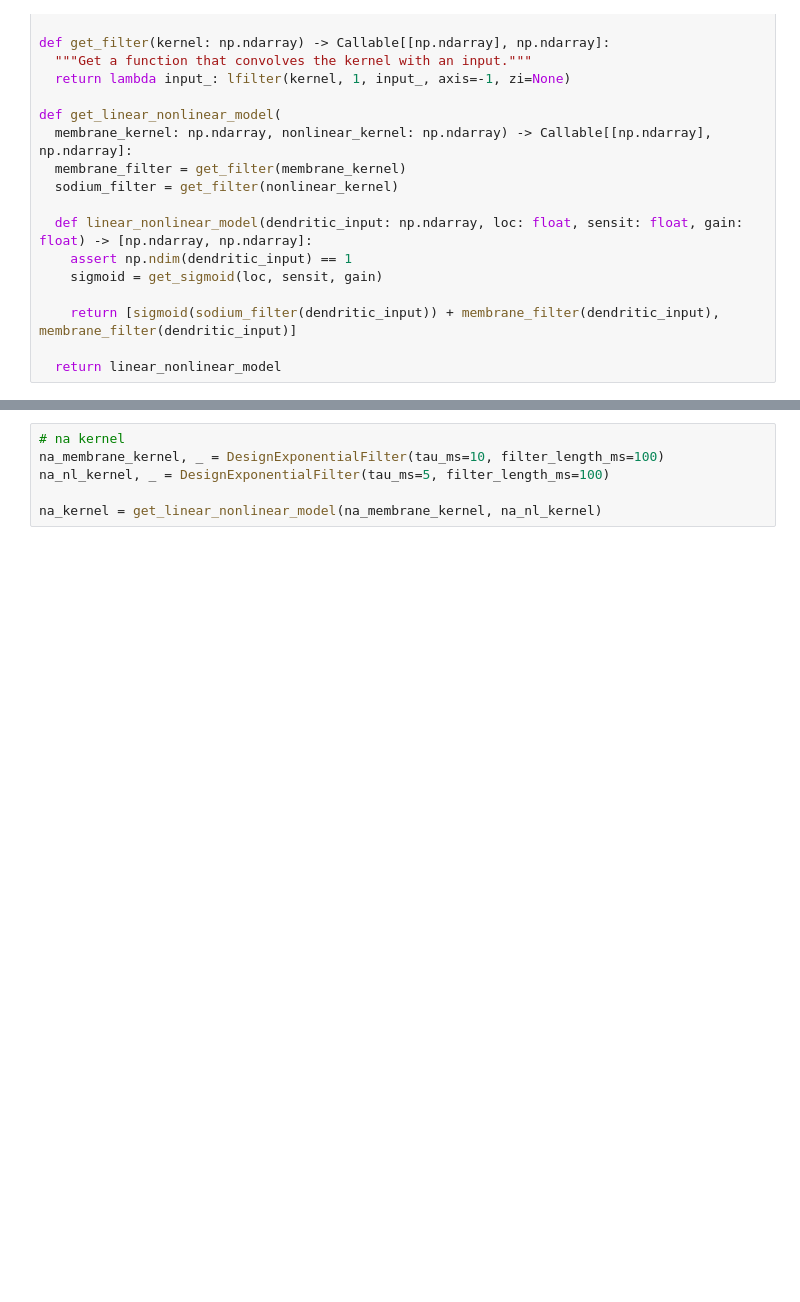
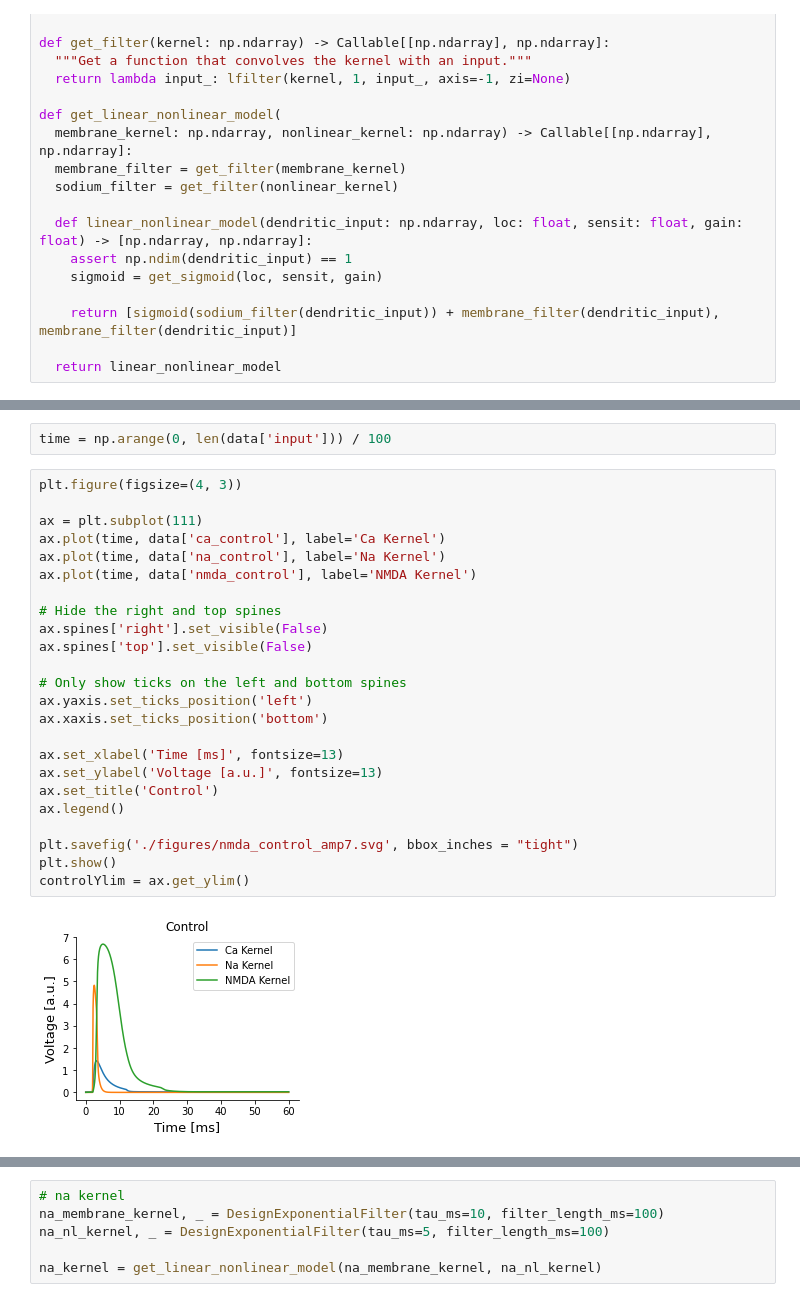
Before and after one commit to nauralcodinglab/linear-nonlinear-dendrites, a Jupyter notebook: peter-scrap-notebooks/nmda.ipynb, the cells around one changed output, grey strips where cells are left out. Cells and saved outputs as stored; diff of their text form; blank space fills up the shorter version.

```diff
--- a/peter-scrap-notebooks/nmda.ipynb
+++ b/peter-scrap-notebooks/nmda.ipynb
@@ -60,0 +176,28 @@ def delayed_pulse(delay_ms: float, peak_amplitude: float, total_duration: float
+# %%
+time = np.arange(0, len(data['input'])) / 100
+# %%
+plt.figure(figsize=(4, 3))
+
+ax = plt.subplot(111)
+ax.plot(time, data['ca_control'], label='Ca Kernel')
+ax.plot(time, data['na_control'], label='Na Kernel')
+ax.plot(time, data['nmda_control'], label='NMDA Kernel')
+
+# Hide the right and top spines
+ax.spines['right'].set_visible(False)
+ax.spines['top'].set_visible(False)
+
+# Only show ticks on the left and bottom spines
+ax.yaxis.set_ticks_position('left')
+ax.xaxis.set_ticks_position('bottom')
+
+ax.set_xlabel('Time [ms]', fontsize=13)
+ax.set_ylabel('Voltage [a.u.]', fontsize=13)
+ax.set_title('Control')
+ax.legend()
+
+plt.savefig('./figures/nmda_control_amp7.svg', bbox_inches = "tight")
+plt.show()
+controlYlim = ax.get_ylim()
+# %% [output]
+[figure, added]
```
Also changed, not shown: parts of 11 cells of this notebook, 18 other files.
